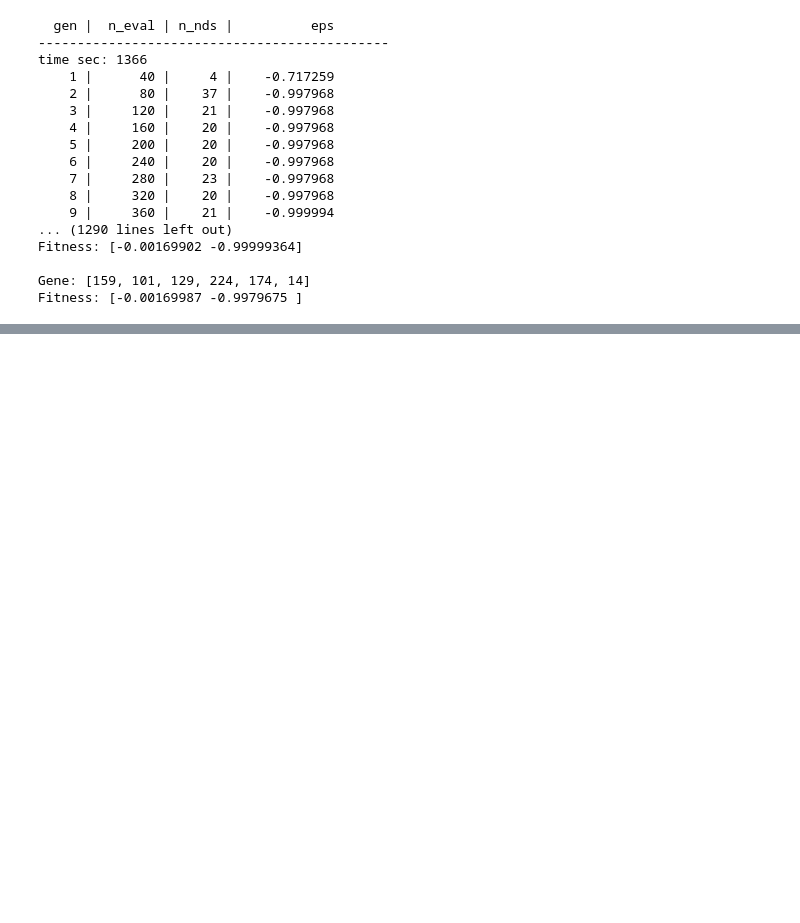
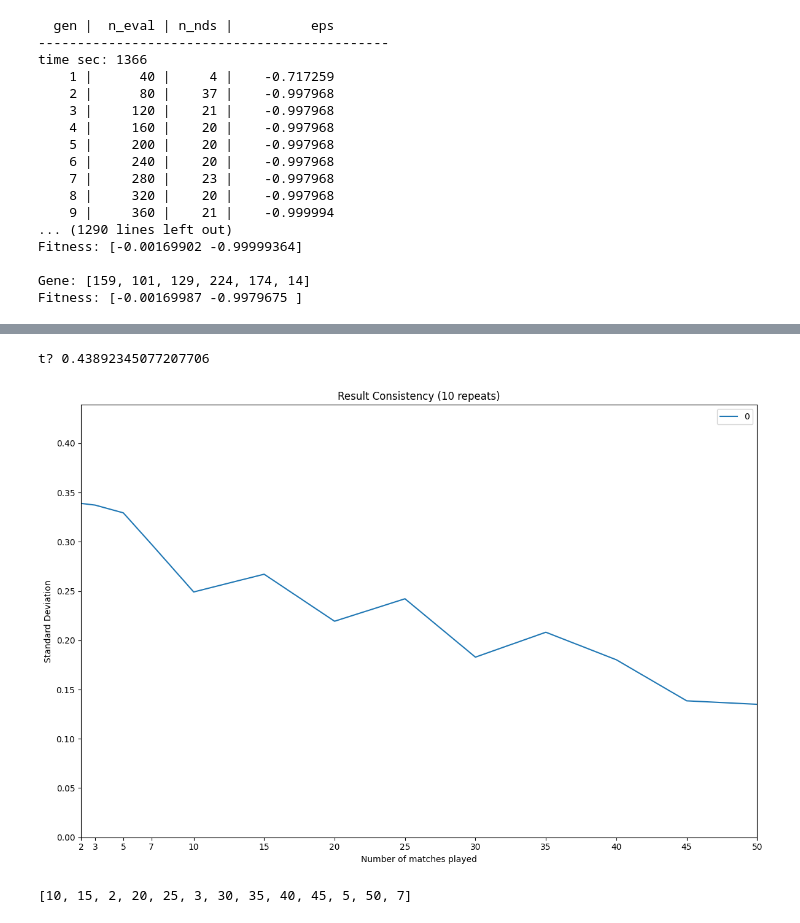
Before and after one commit to KatlegoKungoane/FightingIce, a Jupyter notebook: random.ipynb, the cells around one changed output, grey strips where cells are left out. Drawn from its saved outputs; the diff is of its cells as text; code cells hidden in the pictures; blank space fills up the shorter version.

```diff
--- a/random.ipynb
+++ b/random.ipynb
@@ -766,0 +772,53 @@ Fitness: [-0.00169987 -0.9979675 ]
+# %%
+import numpy as np
+import pathlib
+import os
+import re
+import seaborn
+import matplotlib.pyplot as plt
+import pandas
+
+import constants as c
+
+experiment_name: str = '1a6a07a8694e42da84760d3297ffe9a0'
+experiment_folder: pathlib.Path = pathlib.Path(os.path.join(c.LOGS.SOLUTION_EXPLORER, 'logs', experiment_name))
+
+if not experiment_folder.exists():
+    raise FileNotFoundError(f"Missing file: {experiment_folder.name}")
+
+list_experiment_results: list[np.ndarray] = []
+match_counts: list[str] = []
+
+# We omit single runs because they are extremely misleading
+for experiment in experiment_folder.glob("match_count*.csv"):
+    pattern: str = r'match_count_(\d+).csv'
+    match: re.Match = re.search(pattern, experiment.name)
+    if match:
+        if match.group(1) == '1':
+            continue
+        list_experiment_results.append(np.loadtxt(str(experiment), delimiter=',', dtype=float))
+        match_counts.append(int(match.group(1)))
+
+experiment_results: np.ndarray = np.stack(list_experiment_results)
+experiment_std: np.array = np.std(experiment_results, axis=1)
+
+plt.figure(figsize=(12, 8))
+line_plot = seaborn.lineplot(data=pandas.DataFrame(experiment_std, index=match_counts))
+
+line_plot.set_title(f'Result Consistency ({experiment_results.shape[1]} repeats)')
+line_plot.set_xlabel('Number of matches played')
+line_plot.set_ylabel('Standard Deviation')
+
+t = experiment_std.max() + 0.1
+line_plot.set_xlim(left=min(match_counts), right=max(match_counts))
+line_plot.set_ylim(bottom=0, top=t)
+line_plot.set_xticks(match_counts)
+
+plt.tight_layout()
+plt.show()
+
+print(match_counts)
+# %% [output]
+t? 0.43892345077207706
+[figure, added]
+[10, 15, 2, 20, 25, 3, 30, 35, 40, 45, 5, 50, 7]
```
Also changed, not shown: parts of 1 cell of this notebook, 1 other file.
